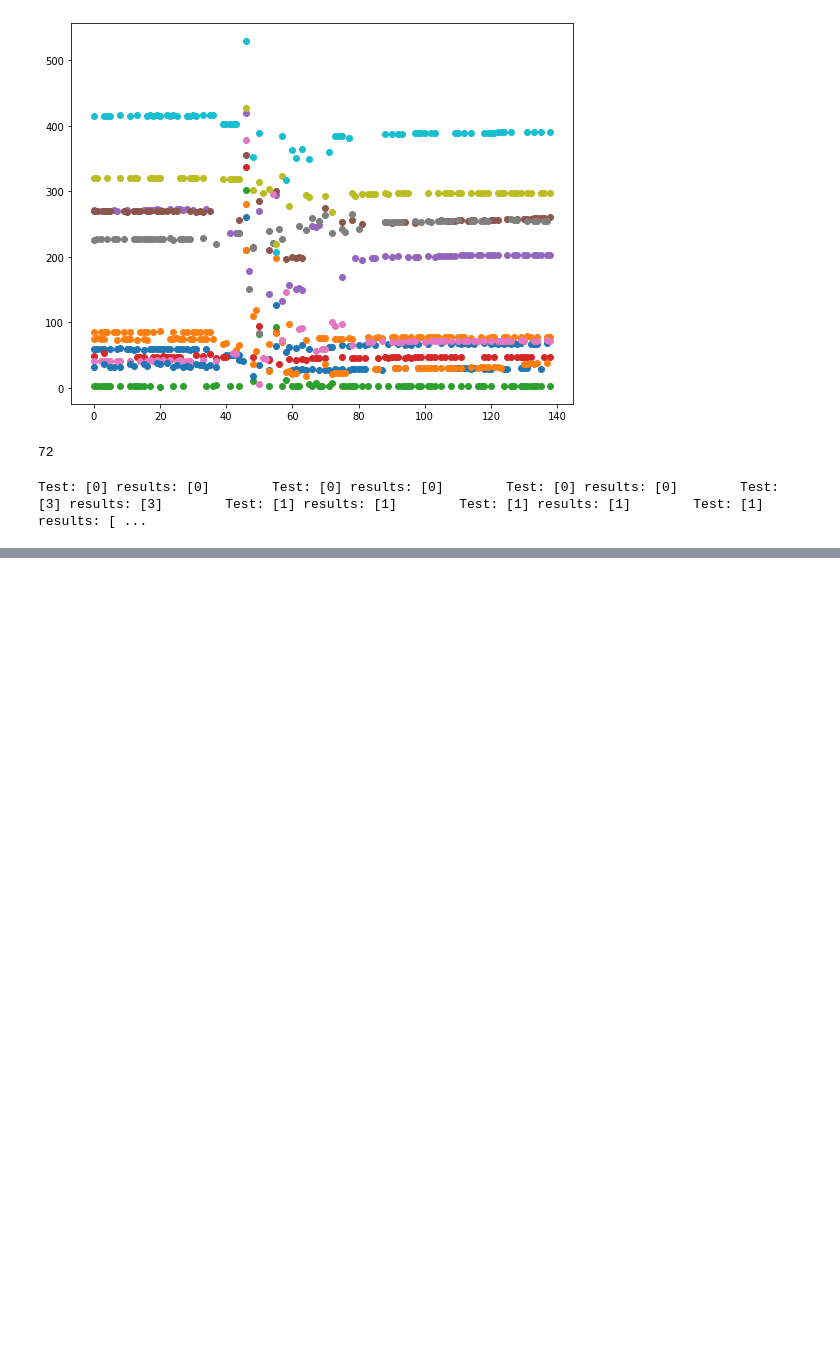
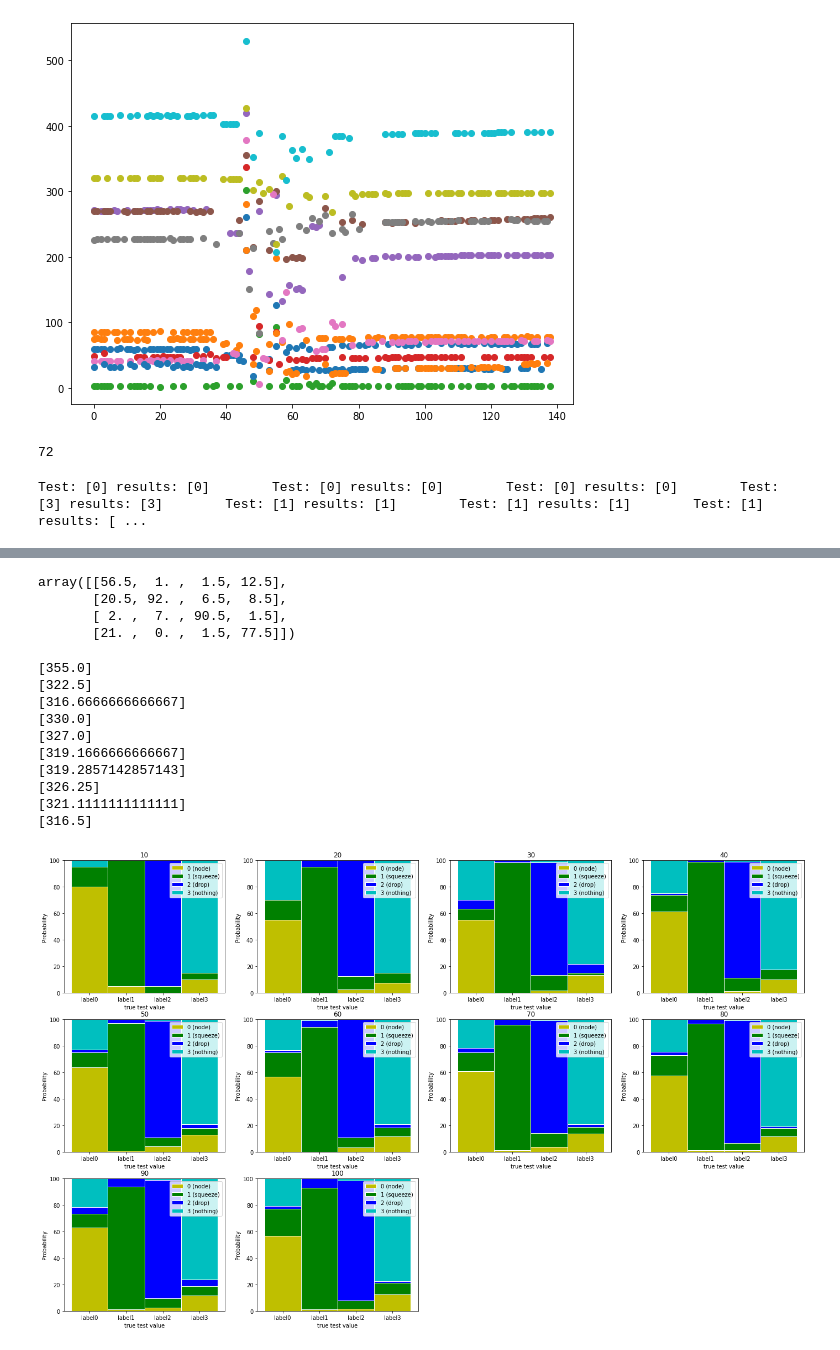
Before and after one commit to yash181/Tensegrity-HRI, a Jupyter notebook: Data_sala/sala Probability.ipynb, the cells around one changed output, grey strips where cells are left out. Cells and saved outputs as stored; diff of their text form; code cells hidden in the pictures; blank space fills up the shorter version.

```diff
--- a/Data_sala/sala Probability.ipynb
+++ b/Data_sala/sala Probability.ipynb
@@ -630,18 +461,0 @@ y_test
-# %%
-fig= plt.figure(figsize=(7,5))
-sum=0
-max=0
-max_diff = 0
-for i in range(12):
-    D = maxima(oscillation(condensed_data20[22][:,i]))
-    sum += np.size(D)
-    length, _ = np.shape(D)
-    avg = sum/12
-    if np.size(D)>max:
-        max = np.size(D)
-    for i in range(length-1):
-        if (D[i+1,0]-D[i,0])>max_diff:
-            max_diff = D[i+1,0]-D[i,0]
-    print("col: {}".format(i), "size: {}".format(np.size(D)), end= "    ")
-print("avg: {}".format(avg), "max: {}".format(max))
-print("max diff: {}".format(max_diff))
@@ -651,0 +462,4 @@ max diff: 17.0
+# %%
+data = two_d(normalized_featured_data)
+print(np.shape(data))
+data = np.delete(data, 0, 1)
@@ -651,0 +472,3 @@ max diff: 17.0
+# %%
+y = [0,0,0,3,1,1,1,1,1,1,3,0,1,1,1,1,1,1,2,2,2,2,2,2,2,2,0,2,2,2,2,2,2,1,1,1,1,0,3,1,1,1,1,1,1,1,1,1,1,1,1,1,1,1,
+         1,2,3,3,3,3,3,2,2,2,0,0,1,1,2,2,3,3]
@@ -651,0 +553,5 @@ max diff: 17.0
+# %%
+i=4
+num_train = i
+clf_probs,_ = train_leave1out(normalized_featured_data,i,20)
+print("{}:{}".format(i, clf_probs))
@@ -651,0 +579,33 @@ max diff: 17.0
+# %%
+clf_probs
+# %% [output]
+array([[56.5,  1. ,  1.5, 12.5],
+       [20.5, 92. ,  6.5,  8.5],
+       [ 2. ,  7. , 90.5,  1.5],
+       [21. ,  0. ,  1.5, 77.5]])
+# %%
+fig= plt.figure(figsize=(24,15))
+
+for i in range(10):
+    clf_probs,_,_,_,_=train_xvalidation(normalized_featured_data,32,(i+1)*10)
+    sum=0
+    array=[]
+    for j in range(4):
+        sum += clf_probs[j,j]
+        #print(sum)
+    array.append(sum)
+    print(array)
+    plt.subplot(3,4,(i+1))
+    generate_plot(clf_probs,"{}".format((i+1)*10))
+# %% [output]
+[355.0]
+[322.5]
+[316.6666666666667]
+[330.0]
+[327.0]
+[319.1666666666667]
+[319.2857142857143]
+[326.25]
+[321.1111111111111]
+[316.5]
+[figure, added]
```
Also changed, not shown: parts of 32 cells of this notebook, 1 other file.
